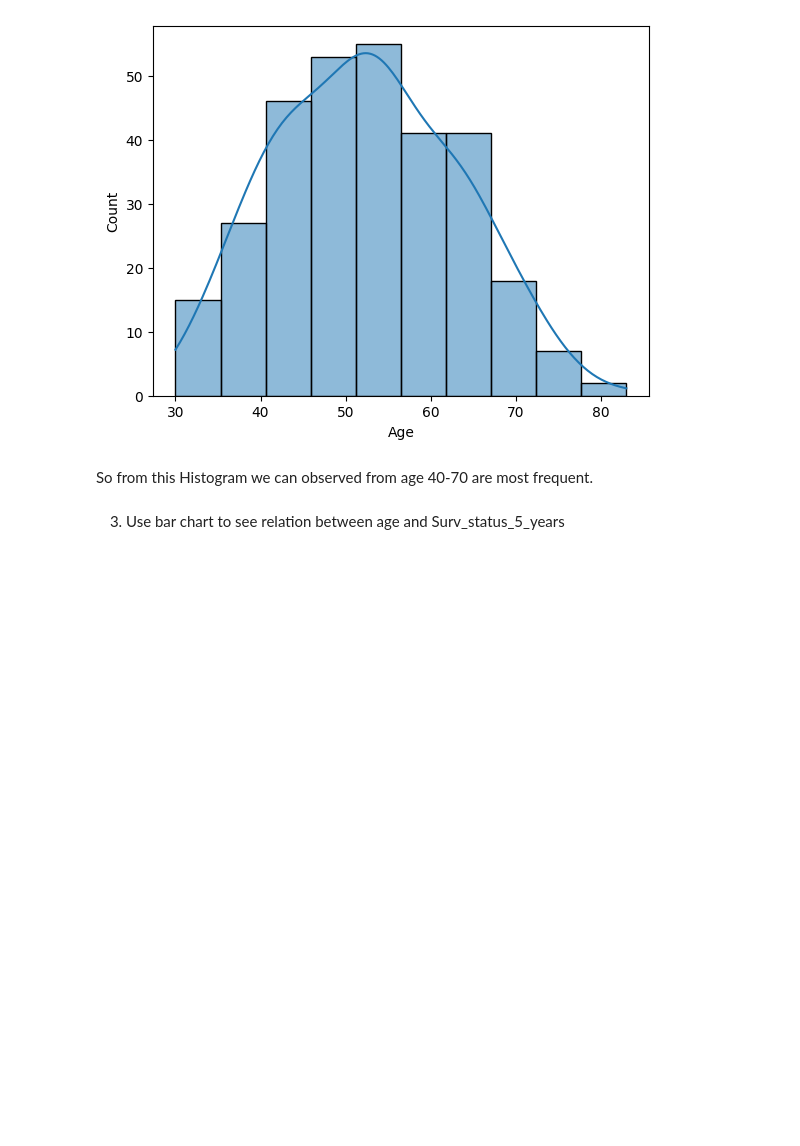
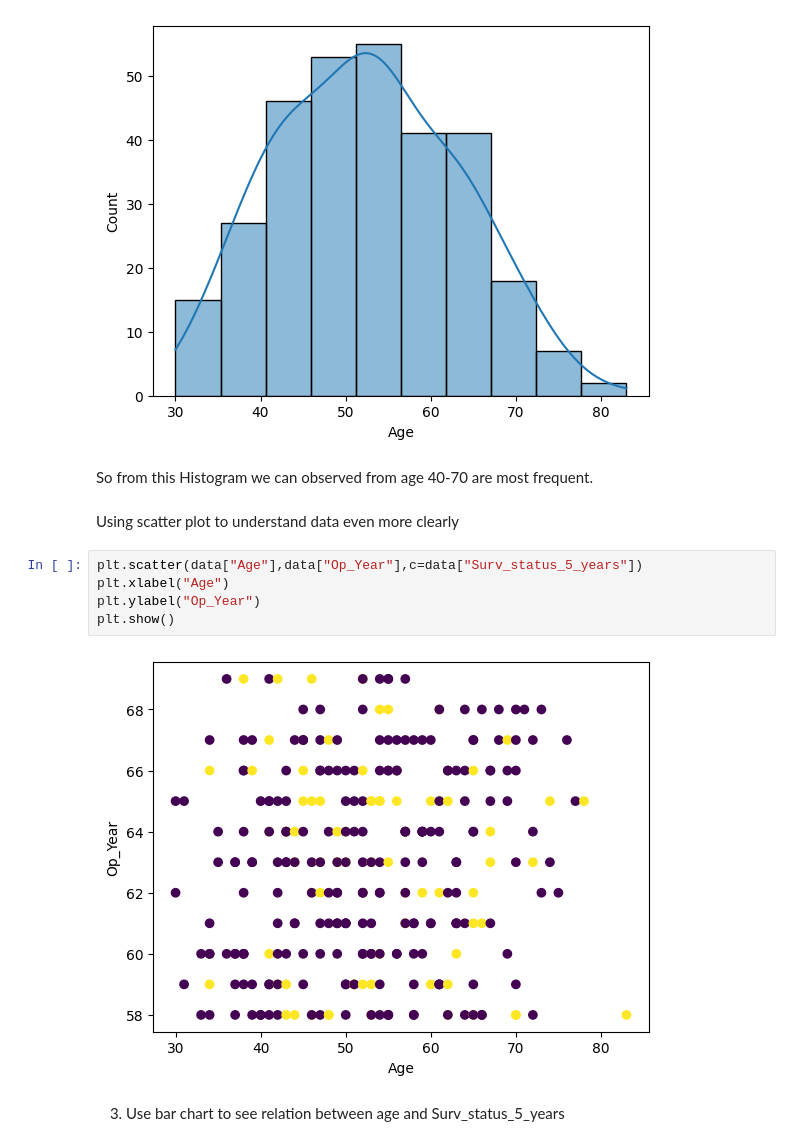
Before and after one commit to anubrata01/Data-mining-college-Assignment, a Jupyter notebook: Haberman’s_Survival_Dataset.ipynb, the cells around one changed output. Cells and saved outputs as stored; diff of their text form; blank space fills up the shorter version.

```diff
--- a/Haberman’s_Survival_Dataset.ipynb
+++ b/Haberman’s_Survival_Dataset.ipynb
@@ -216,5 +209,14 @@ plt.show()
 [figure]
 # %% [markdown]
 So from this Histogram we can observed from age 40-70 are most frequent.
+# %% [markdown]
+Using scatter plot to understand data even more clearly
+# %%
+plt.scatter(data["Age"],data["Op_Year"],c=data["Surv_status_5_years"])
+plt.xlabel("Age")
+plt.ylabel("Op_Year")
+plt.show()
+# %% [output]
+[figure, added]
 # %% [markdown]
 3. Use bar chart to see relation between age and Surv_status_5_years
```
Also changed, not shown: parts of 25 cells of this notebook.
